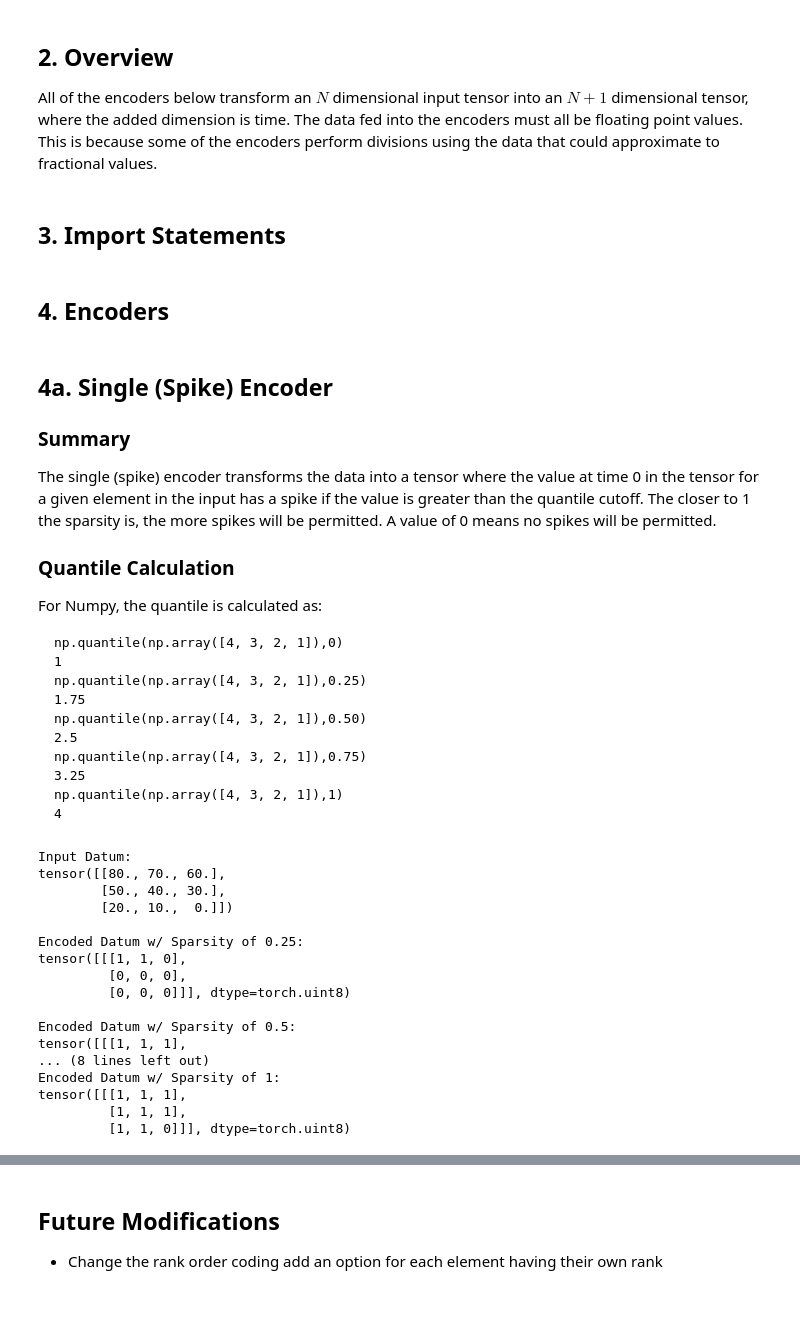
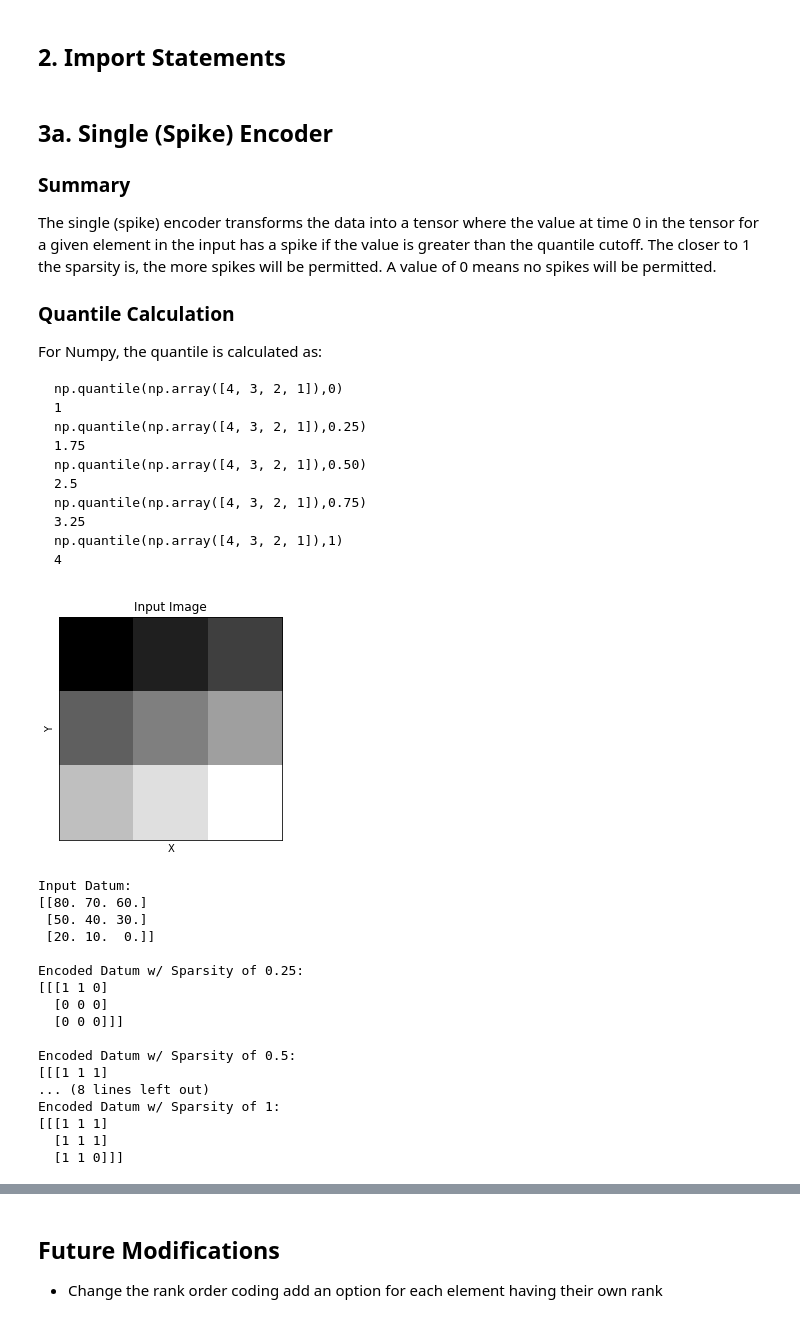
Before and after one commit to oshears/BindsNET-Self-Documentation, a Jupyter notebook: BindsNET_Encoder_Demo.ipynb, the cells around one changed output, grey strips where cells are left out. Drawn from its saved outputs; the diff is of its cells as text; code cells hidden in the pictures.

```diff
--- a/BindsNET_Encoder_Demo.ipynb
+++ b/BindsNET_Encoder_Demo.ipynb
@@ -14,8 +17,5 @@
-# %% [markdown]
-## 2. Overview
-All of the encoders below transform an $N$ dimensional input tensor into an $N + 1$ dimensional tensor, where the added dimension is time. The data fed into the encoders must all be floating point values. This is because some of the encoders perform divisions using the data that could approximate to fractional values.
 # %% [markdown]
-## 3. Import Statements
+## 2. Import Statements
 # %%
 import os
 import torch
@@ -27,7 +28,5 @@ from bindsnet.analysis.plotting import plot_input
-# %% [markdown]
-## 4. Encoders
 # %% [markdown]
-## 4a. Single (Spike) Encoder
+## 3a. Single (Spike) Encoder
 ### Summary
 The single (spike) encoder transforms the data into a tensor where the value at time 0 in the tensor for a given element in the input has a spike if the value is greater than the quantile cutoff. The closer to 1 the sparsity is, the more spikes will be permitted. A value of 0 means no spikes will be permitted.
 ### Quantile Calculation
@@ -52,67 +51,76 @@ time = 1
 # dt is the step size within the sample duration in ms
 dt = 1.0
 
+# num_steps is how many steps are generated based on the time and dt values
+num_steps = int(time/dt)
+
 # input data
 train_image = torch.FloatTensor([[80,70,60],[50,40,30],[20,10,0]])
 
+# show input image
+plt.matshow(train_image, cmap='binary')
+plt.xticks(())
+plt.yticks(())
+plt.xlabel('X')
+plt.ylabel('Y')
+plt.title('Input Image')
+plt.show()
+
 # print train data
 print("Input Datum:")
-print(train_image)
+print(train_image.numpy())
 print()
 
 # sparsity of spikes (1 for all spikes, 0 for no spikes)
 
 # spikes over the 0.75 quantile will be permitted
 sparsity = 0.25
 encoder = SingleEncoder(time=time, dt=dt,sparsity=sparsity)
 encoded_image = encoder(train_image)
 print("Encoded Datum w/ Sparsity of 0.25:")
-print(encoded_image)
+print(encoded_image.numpy())
 print()
 
 # spikes over the 0.5 quantile will be permitted
 sparsity = 0.5
 encoder = SingleEncoder(time=time, dt=dt,sparsity=sparsity)
 encoded_image = encoder(train_image)
 print("Encoded Datum w/ Sparsity of 0.5:")
-print(encoded_image)
+print(encoded_image.numpy())
 print()
 
 # spikes over the 0.25 quantile will be permitted
 sparsity = 0.75
 encoder = SingleEncoder(time=time, dt=dt,sparsity=sparsity)
 encoded_image = encoder(train_image)
 print("Encoded Datum w/ Sparsity of 0.75:")
-print(encoded_image)
+print(encoded_image.numpy())
 print()
 
 # all spikes will be permitted
 sparsity = 1
 encoder = SingleEncoder(time=time, dt=dt,sparsity=sparsity)
 encoded_image = encoder(train_image)
 print("Encoded Datum w/ Sparsity of 1:")
-print(encoded_image)
-
-# plot image
-# e_img = encoded_image.view(int(time / dt), 1, 1, 3, 3)
-# inpt = e_img.view(time/dt, 9).sum(0).view(3, 3)
-# plot_input(train_image,inpt)
+print(encoded_image.numpy())
+print()
 # %% [output]
+[figure, added]
 Input Datum:
-tensor([[80., 70., 60.],
-        [50., 40., 30.],
-        [20., 10.,  0.]])
+[[80. 70. 60.]
+ [50. 40. 30.]
+ [20. 10.  0.]]
 
 Encoded Datum w/ Sparsity of 0.25:
-tensor([[[1, 1, 0],
-         [0, 0, 0],
-         [0, 0, 0]]], dtype=torch.uint8)
+[[[1 1 0]
+  [0 0 0]
+  [0 0 0]]]
 
 Encoded Datum w/ Sparsity of 0.5:
-tensor([[[1, 1, 1],
+[[[1 1 1]
 ... (8 lines left out)
 Encoded Datum w/ Sparsity of 1:
-tensor([[[1, 1, 1],
-         [1, 1, 1],
-         [1, 1, 0]]], dtype=torch.uint8)
+[[[1 1 1]
+  [1 1 1]
+  [1 1 0]]]
 # %% [markdown]
```
Also changed, not shown: parts of 10 cells of this notebook, 1 other file.
